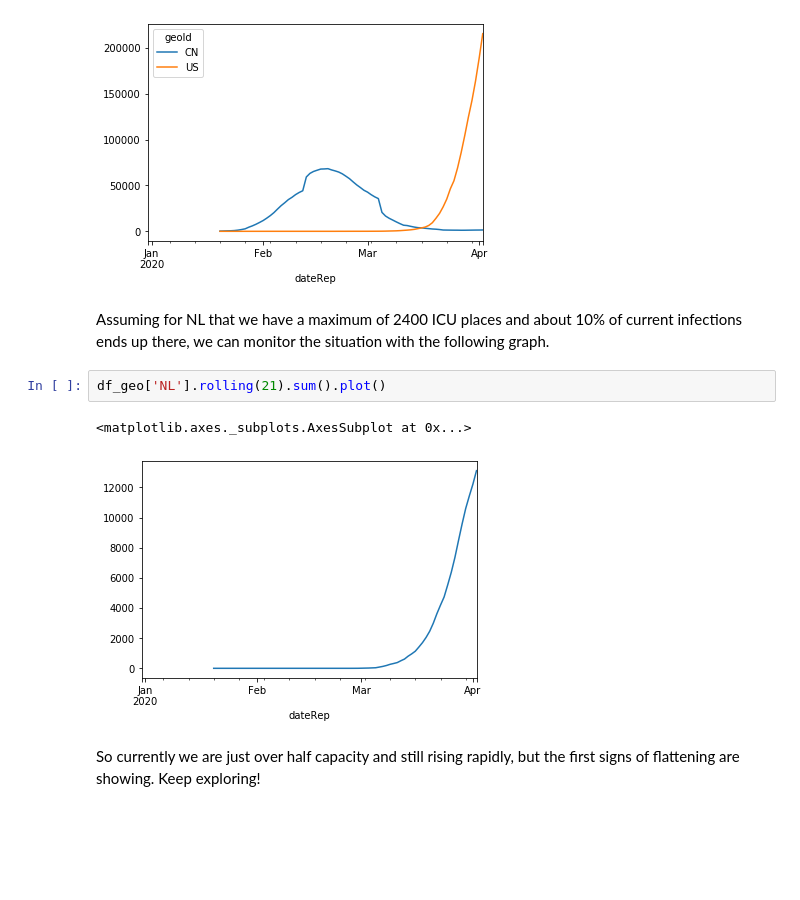
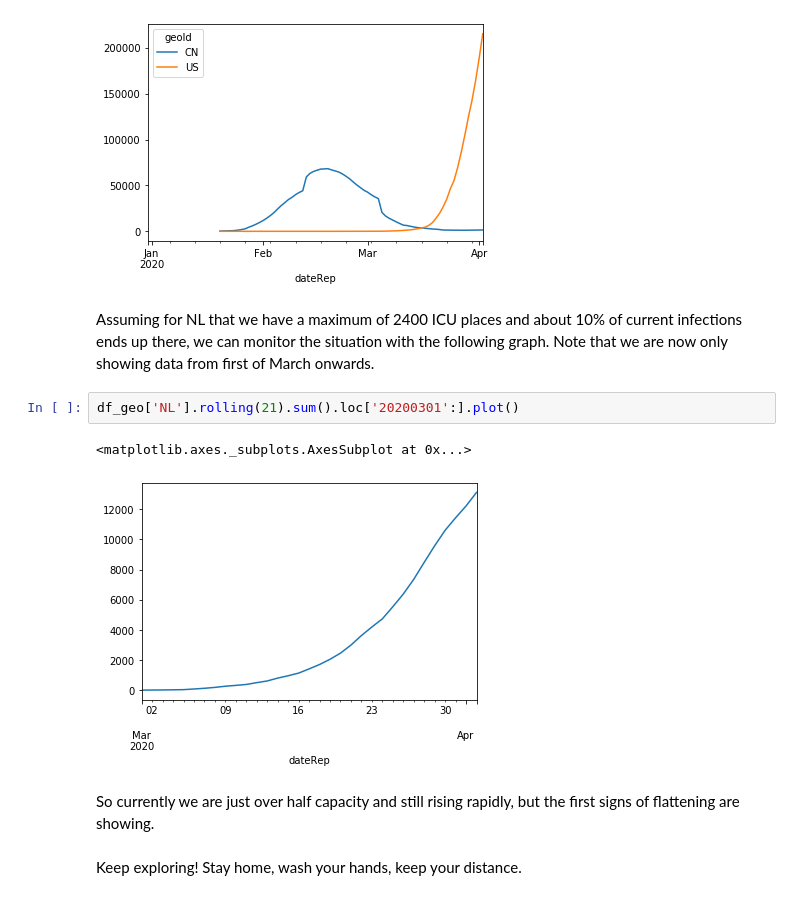
Before and after one commit to R3dje/COVID19, a Jupyter notebook: EUCDC.ipynb, the cells around one changed output. Saved outputs shown, nothing was run; the diff lists cells and outputs as text; blank space fills up the shorter version.

Commit message:
Selection on index for current cases.

```diff
--- a/EUCDC.ipynb
+++ b/EUCDC.ipynb
@@ -155,11 +155,13 @@ df_geo[['CN', 'US']].rolling(21).sum().plot()
 <matplotlib.axes._subplots.AxesSubplot at 0x...>
 [figure]
 # %% [markdown]
-Assuming for NL that we have a maximum of 2400 ICU places and about 10% of current infections ends up there, we can monitor the situation with the following graph.
+Assuming for NL that we have a maximum of 2400 ICU places and about 10% of current infections ends up there, we can monitor the situation with the following graph. Note that we are now only showing data from first of March onwards.
 # %%
-df_geo['NL'].rolling(21).sum().plot()
+df_geo['NL'].rolling(21).sum().loc['20200301':].plot()
 # %% [output]
 <matplotlib.axes._subplots.AxesSubplot at 0x...>
-[figure, old version]
+[figure, new version]
 # %% [markdown]
-So currently we are just over half capacity and still rising rapidly, but the first signs of flattening are showing. Keep exploring!
+So currently we are just over half capacity and still rising rapidly, but the first signs of flattening are showing.
+# %% [markdown]
+Keep exploring! Stay home, wash your hands, keep your distance.
```
